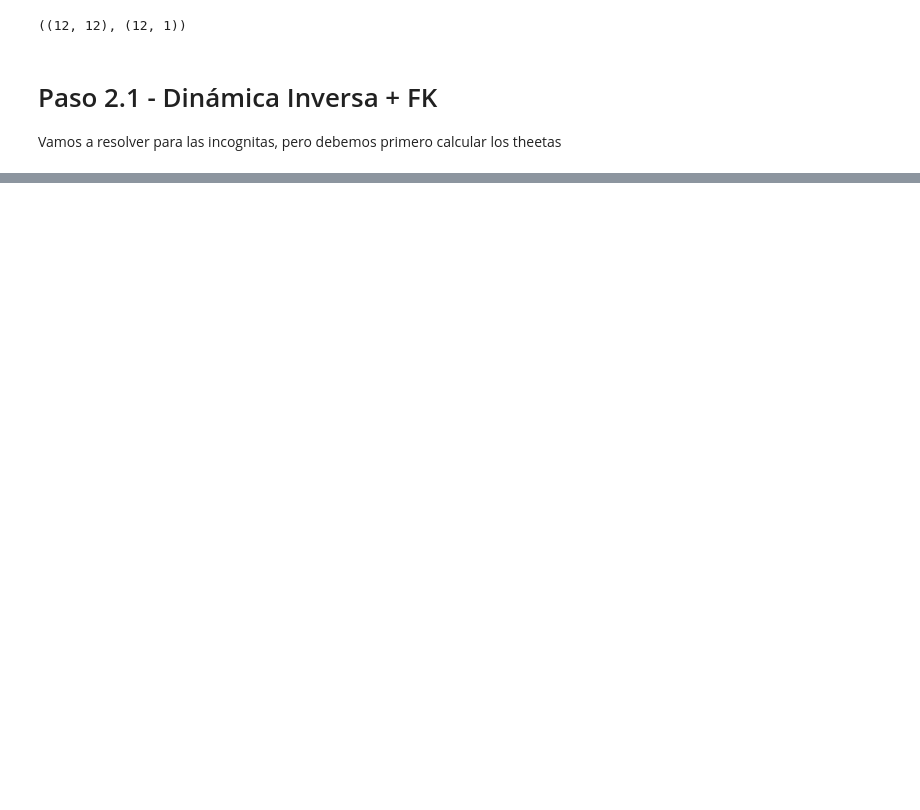
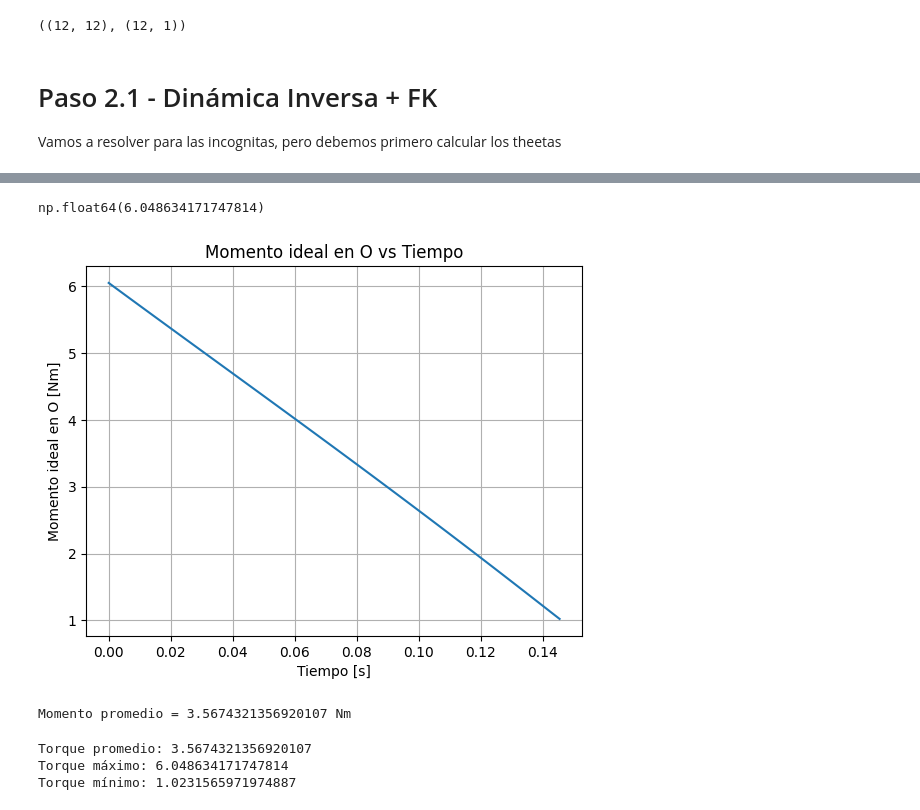
Before and after one commit to LuigiToby/IMEC2543, a Jupyter notebook: exp/LuisRodriguez_exp1_ID_FD.ipynb, the cells around one changed output, grey strips where cells are left out. Drawn from its saved outputs; the diff is of its cells as text; code cells hidden in the pictures; blank space fills up the shorter version.

```diff
--- a/exp/LuisRodriguez_exp1_ID_FD.ipynb
+++ b/exp/LuisRodriguez_exp1_ID_FD.ipynb
@@ -255,7 +262,7 @@ ddtheta3 = theta3.diff(t,2)
 start_angle = deg2rad(50)
 end_angle = deg2rad(75)
 dtheta1_val = 3
-tiempo = (end_angle-start_angle)*dtheta1_val
+tiempo = (end_angle - start_angle) / dtheta1_val
 
 tt = np.linspace(0,tiempo,100)
 
@@ -369,3 +361,15 @@ q_ddot_list = np.column_stack((
     ddtheta3_val,
     ddx_val
 ))
+# %%
+# Sustituir valores numéricos (incluyendo thetas)
+FF_num = FF.subs(params)
+bf_num = bf.subs(params)
+
+# Resolver sistema lineal
+sol = FF_num.LUsolve(bf_num)
+
+# Asociar resultados con incógnitas
+solution_dict = dict(zip(unknowns, sol))
+
+solution_dict
@@ -371,0 +381,46 @@ q_ddot_list = np.column_stack((
+# %%
+solution_dict[Min]
+
+Min_fin = lambdify([theta1, theta2, theta3, x, dtheta1, dtheta2, dtheta3, dx, ddtheta1, ddtheta2, ddtheta3, ddx], solution_dict[Min])
+
+Min_fin(theta1_val[0], theta2_val[0], theta3_val[0], x_val[0], dtheta1_val[0], dtheta2_val[0], dtheta3_val[0], dx_val[0], ddtheta1_val[0], ddtheta2_val[0], ddtheta3_val[0], ddx_val[0])
+# %% [output]
+np.float64(6.048634171747814)
+# %%
+Min_time = Min_fin(
+    theta1_val,
+    theta2_val,
+    theta3_val,
+    x_val,
+    dtheta1_val,
+    dtheta2_val,
+    dtheta3_val,
+    dx_val,
+    ddtheta1_val,
+    ddtheta2_val,
+    ddtheta3_val,
+    ddx_val
+)
+# %%
+plt.figure()
+plt.plot(tt, Min_time)
+plt.xlabel("Tiempo [s]")
+plt.ylabel("Momento ideal en O [Nm]")
+plt.title("Momento ideal en O vs Tiempo")
+plt.grid()
+plt.show()
+# %% [output]
+[figure, added]
+# %%
+M_promedio = np.mean(Min_time)
+print("Momento promedio =", M_promedio, "Nm")
+# %% [output]
+Momento promedio = 3.5674321356920107 Nm
+# %%
+print("Torque promedio:", np.mean(Min_time))
+print("Torque máximo:", np.max(Min_time))
+print("Torque mínimo:", np.min(Min_time))
+# %% [output]
+Torque promedio: 3.5674321356920107
+Torque máximo: 6.048634171747814
+Torque mínimo: 1.0231565971974887
```
Also changed, not shown: parts of 11 cells of this notebook.
